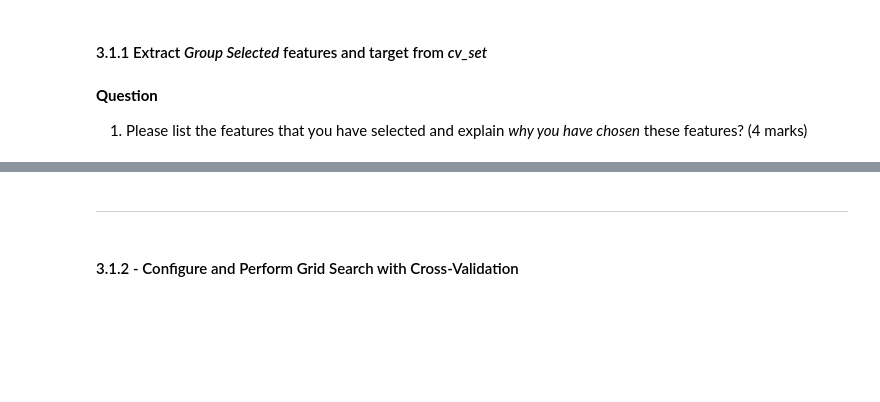
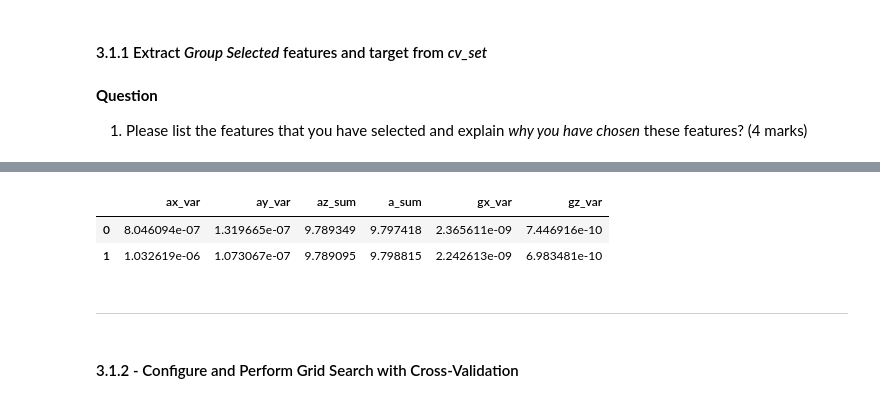
Before and after one commit to SebastianVanegasPerez/engg680_2024_fall, a Jupyter notebook: Lab_4/assignment_4.ipynb, the cells around one changed output, grey strips where cells are left out. Saved outputs shown, nothing was run; the diff lists cells and outputs as text; code cells hidden in the pictures; blank space fills up the shorter version.

```diff
--- a/Lab_4/assignment_4.ipynb
+++ b/Lab_4/assignment_4.ipynb
@@ -783,6 +763,10 @@ ___
 # %%
 # TODO - Load group selected features from cv_set to X
-# X =
+X = cv_set[['ax_var', 'ay_var', 'az_sum', 'a_sum', 'gx_var', 'gz_var']]
 X.head(2)
+# %% [output]
+|  | ax_var | ay_var | az_sum | a_sum | gx_var | gz_var |
+| 0 | 8.046094e-07 | 1.319665e-07 | 9.789349 | 9.797418 | 2.365611e-09 | 7.446916e-10 |
+| 1 | 1.032619e-06 | 1.073067e-07 | 9.789095 | 9.798815 | 2.242613e-09 | 6.983481e-10 |
 # %%
 # TODO - Load motion_state column (target vector) into y
```
Also changed, not shown: parts of 27 cells of this notebook.
